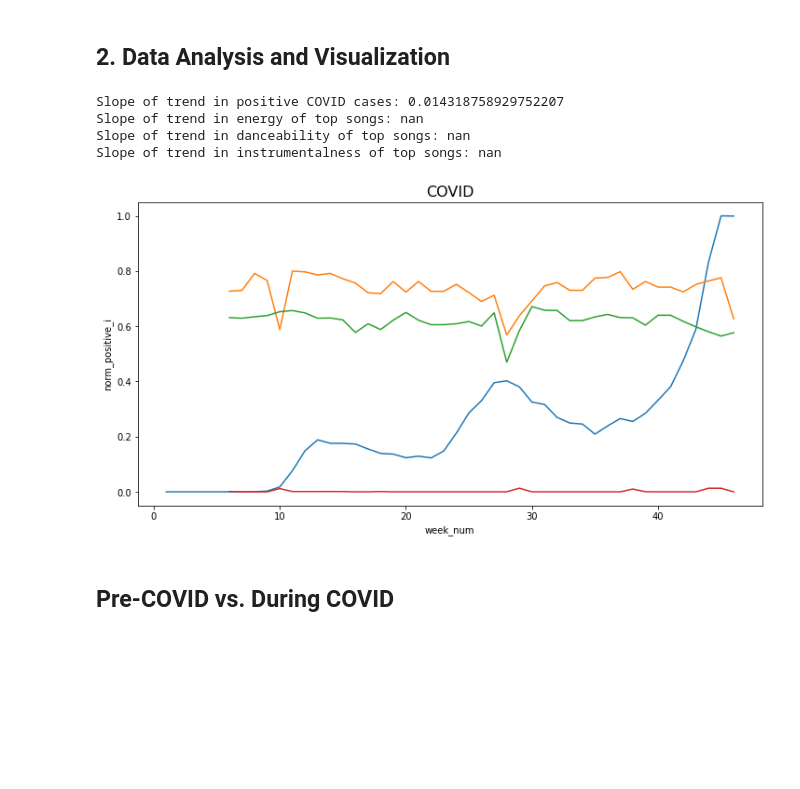
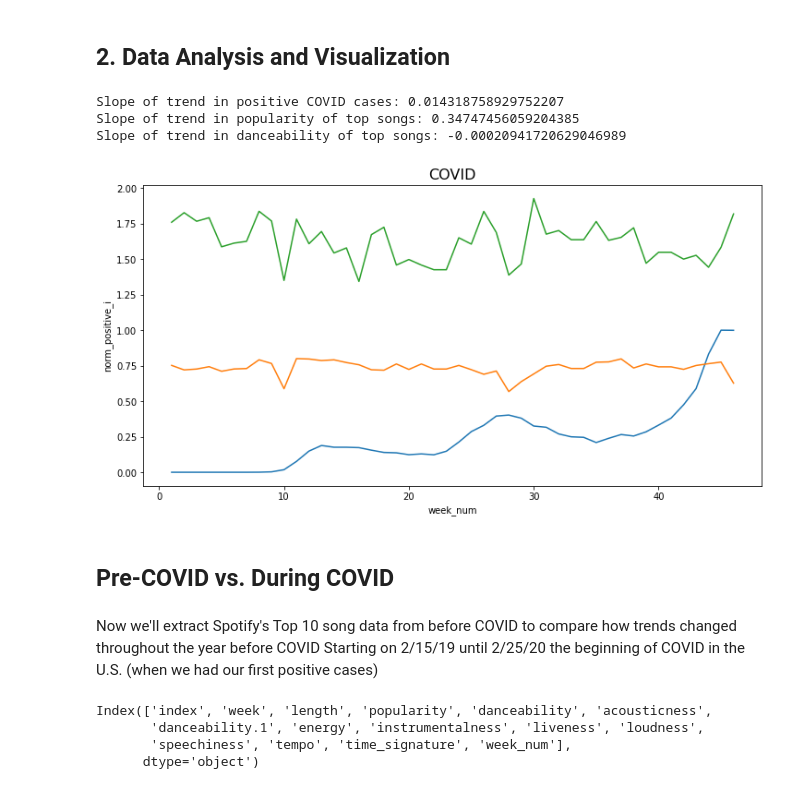
Before and after one commit to sonyal/COVIDSpotifyTrends, a Jupyter notebook: final.ipynb, the cells around one changed output. Cells and saved outputs as stored; diff of their text form; code cells hidden in the pictures; blank space fills up the shorter version.

```diff
--- a/final.ipynb
+++ b/final.ipynb
@@ -204,52 +159,44 @@ merged['norm_positive_i'] = (merged.positiveIncrease-merged.positiveIncrease.min
 
 merged['norm_length'] = (merged.length-merged.length.min())/(merged.length.max()-merged.length.min())
 
-merged['norm_tempo'] = (merged.tempo-merged.tempo.min())/(merged.tempo.max()-merged.tempo.min())
+merged['norm_popularity'] = (merged.tempo-merged.popularity.min())/(merged.popularity.max()-merged.popularity.min())
 merged = merged[:48]
 # %%
 plt.figure(figsize=(12,6))
 plt.title("COVID", fontsize=16)
 sns.lineplot(data=merged, x='week_num', y='norm_positive_i')
 sns.lineplot(data=merged, x='week_num', y='danceability')
-sns.lineplot(data=merged, x='week_num', y='energy')
-sns.lineplot(data=merged, x='week_num', y='instrumentalness')
+sns.lineplot(data=merged, x='week_num', y='norm_popularity')
+# sns.lineplot(data=merged, x='week_num', y='instrumentalness')
 
 
 x = range(0, len(merged.week_num))
 cases_reg = np.polyfit(x, merged.norm_positive_i, 1)
 cases_line = np.poly1d(cases_reg)
 
 x = range(0, len(merged.week_num))
-energy_reg = np.polyfit(x, merged.energy, 1)
-energy_line = np.poly1d(energy_reg)
+popularity_reg = np.polyfit(x, merged.popularity, 1)
+pop_line = np.poly1d(popularity_reg)
 
 x = range(0, len(merged.week_num))
 dance_reg = np.polyfit(x, merged.danceability, 1)
 dance_line = np.poly1d(dance_reg)
 
-x = range(0, len(merged.week_num))
-instr_reg = np.polyfit(x, merged.instrumentalness, 1)
-instr_line = np.poly1d(instr_reg)
-# plt.plot(merged.week_num, b(x), c="r", ls=':')
 
 print(f'Slope of trend in positive COVID cases: {cases_line.c[0]}')
-print(f'Slope of trend in energy of top songs: {energy_line.c[0]}')
+print(f'Slope of trend in popularity of top songs: {pop_line.c[0]}')
 print(f'Slope of trend in danceability of top songs: {dance_line.c[0]}')
-print(f'Slope of trend in instrumentalness of top songs: {instr_line.c[0]}')
 
 ###  note for analysis: Possibility that energy and # of positive cases increases bc more ppl are going out and partying which causes cases to increase in the first place ??
 
-
-# print(merged.week_num)
-# sns.lineplot(data=merged, x='week#', y='tempo')
-# sns.lineplot(data=merged, x='week#', y='liveness')
-# sns.lineplot(data=merged, x='week#', y='norm_tempo')
 plt.show()
 # %% [output]
 Slope of trend in positive COVID cases: 0.014318758929752207
-Slope of trend in energy of top songs: nan
-Slope of trend in danceability of top songs: nan
-Slope of trend in instrumentalness of top songs: nan
+Slope of trend in popularity of top songs: 0.34747456059204385
+Slope of trend in danceability of top songs: -0.00020941720629046989
-[figure, old version]
+[figure, new version]
 # %% [markdown]
 ## Pre-COVID vs. During COVID
+# %% [markdown]
+Now we'll extract Spotify's Top 10 song data from before COVID to compare how trends changed throughout the year before COVID
+Starting on 2/15/19 until 2/25/20 the beginning of COVID in the U.S. (when we had our first positive cases)
@@ -255,0 +216,19 @@ Slope of trend in instrumentalness of top songs: nan
+# %%
+
+pre_spotify['start_date'] = pd.to_datetime(pre_spotify['start_date'])
+
+# Using the interval index created above, create a new column week which has the week interval of the data
+pre_spotify['week'] = pd.cut(pre_spotify['start_date'], pre_bins)
+
+# Now that every row has a week interval, they will be grouped with the total for each column
+pre_spotify = pre_spotify.groupby(['week']).mean().reset_index()
+
+# Number the weeks to easily identify
+pre_spotify['week_num'] = list(range(1,len(pre_bins)+1))
+pre_spotify = pre_spotify.reset_index()
+grouped_pre = pre_spotify[:52]
+# %% [output]
+Index(['index', 'week', 'length', 'popularity', 'danceability', 'acousticness',
+       'danceability.1', 'energy', 'instrumentalness', 'liveness', 'loudness',
+       'speechiness', 'tempo', 'time_signature', 'week_num'],
+      dtype='object')
```
Also changed, not shown: parts of 12 cells of this notebook.
